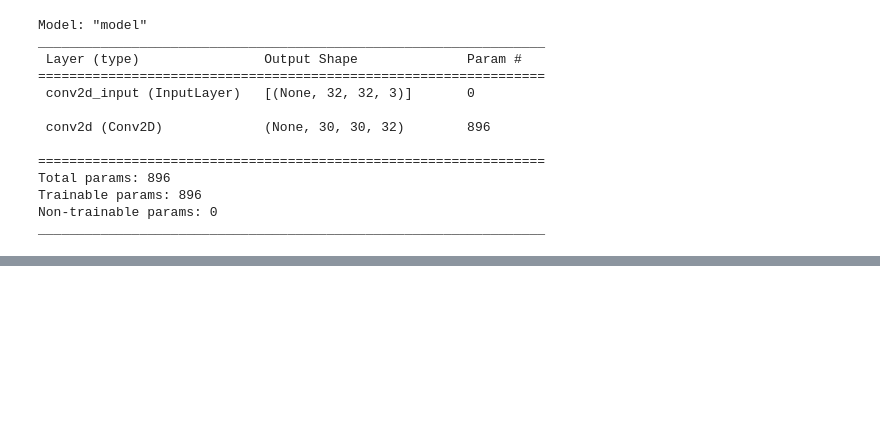
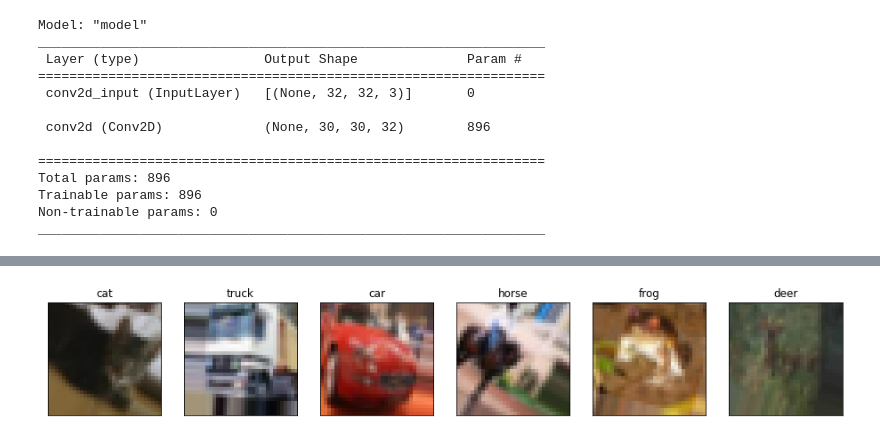
Before and after one commit to leekyuyoung4/ml0719, a Jupyter notebook: 0928.자연영상인식/자연영상인식II_모델_재사용.ipynb, the cells around one changed output, grey strips where cells are left out. Drawn from its saved outputs; the diff is of its cells as text; code cells hidden in the pictures; blank space fills up the shorter version.

```diff
--- a/0928.자연영상인식/자연영상인식II_모델_재사용.ipynb
+++ b/0928.자연영상인식/자연영상인식II_모델_재사용.ipynb
@@ -168,0 +225,10 @@ freature_map = m.predict(x_test)
+# %%
+img, label =  gen.next() # 함수를 호출할때마다 Batch_size 매개변수가 지정한 수 만큼 영상 생성
+plt.figure(figsize=(16,3))
+for i in range(6):
+  plt.subplot(1,6,i+1)
+  plt.imshow(img[i])
+  plt.xticks([]); plt.yticks([])
+  plt.title( cls_name[np.argmax(label[i])]  )
+# %% [output]
+[figure, added]
```
Also changed, not shown: parts of 18 cells of this notebook.
